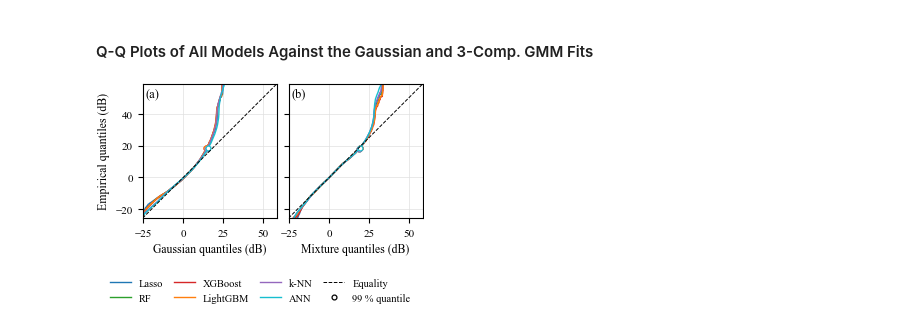
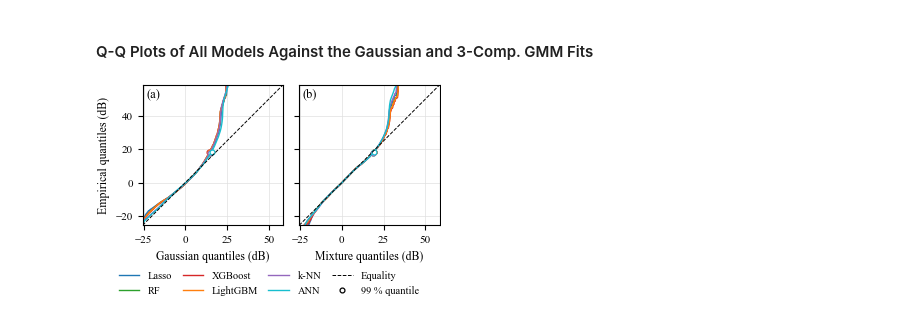
Before and after one commit to nahshonmokua/LoRaWAN-IndoorPathLossModeling-ML, a Jupyter notebook: 08_SHADOW FADING ANALYSIS.ipynb, the cells around one changed output. Cells and saved outputs as stored; diff of their text form; code cells hidden in the pictures.

Commit message:
08: Q-Q figure legend placed directly under the axes by the layout engine; re-run, every printed number unchanged

```diff
--- a/08_SHADOW FADING ANALYSIS.ipynb
+++ b/08_SHADOW FADING ANALYSIS.ipynb
@@ -1150,34 +1150,33 @@ def gmm_ppf(p, gmm_model, res):
 lo = min(np.quantile(analysis_by_model[m]["res"], 1e-4) for m in PANEL_ORDER)        # the axes span the 0.01 % to 99.99 % quantiles
 hi = max(np.quantile(analysis_by_model[m]["res"], 1 - 1e-4) for m in PANEL_ORDER)
 pad = 0.04 * (hi - lo)
 lim = (lo - pad, hi + pad)
 
-fig, axes = plt.subplots(1, 2, figsize=(pf.COLUMN, 2.2), sharey=True)
+fig, axes = plt.subplots(1, 2, figsize=(pf.COLUMN, 2.6), sharey=True, layout="constrained")
 for m in PANEL_ORDER:
     state = analysis_by_model[m]
     res, q_emp, p = state["res"], state["sorted_residuals"], state["probabilities"]
     n = len(q_emp)
     idx = np.unique(np.concatenate([np.arange(0, n, 100), np.arange(0, 2000), np.arange(n - 2000, n)]))   # every 100th order statistic in the body, every one in the tails
     q_gauss = state["normal_dist"].ppf(p[idx])
     q_gmm = gmm_ppf(p[idx], state["gmm_models_by_component"][3], res)
     axes[0].plot(q_gauss, q_emp[idx], color=PAPER_COLOUR[m], lw=1.0, label=PAPER_NAME[m], rasterized=True)
     axes[1].plot(q_gmm, q_emp[idx], color=PAPER_COLOUR[m], lw=1.0, rasterized=True)
     q99 = np.quantile(res, 0.99)
     axes[0].plot(state["normal_dist"].ppf(0.99), q99, marker="o", ms=3.5, mfc="white", mec=PAPER_COLOUR[m], mew=0.9, ls="None")
     axes[1].plot(gmm_ppf(0.99, state["gmm_models_by_component"][3], res), q99, marker="o", ms=3.5, mfc="white", mec=PAPER_COLOUR[m], mew=0.9, ls="None")
 for ax, xlabel, tag in zip(axes, ("Gaussian quantiles (dB)", "Mixture quantiles (dB)"), ("(a)", "(b)")):
     ax.plot(lim, lim, color="black", ls="--", lw=0.7, label="Equality" if tag == "(a)" else None)
     ax.set_xlim(lim)
     ax.set_ylim(lim)
     ax.set_aspect("equal", adjustable="box")
     ax.set_xlabel(xlabel)
     pf.panel(ax, tag.strip("()"))
 axes[0].plot([], [], marker="o", ms=3.5, mfc="white", mec="black", mew=0.9, ls="None", label="99 % quantile")
 axes[0].set_ylabel("Empirical quantiles (dB)")
-fig.tight_layout(w_pad=0.6)
-fig.legend(ncol=4, loc="upper center", bbox_to_anchor=(0.5, 0.0))
+fig.legend(ncol=4, loc="outside lower center")
 os.makedirs("Figures", exist_ok=True)
 fig.savefig("Figures/residual_qq_gaussian_mixture.png")
 plt.show()
 # %% [output]
-[figure, old version]
+[figure, new version]
```
